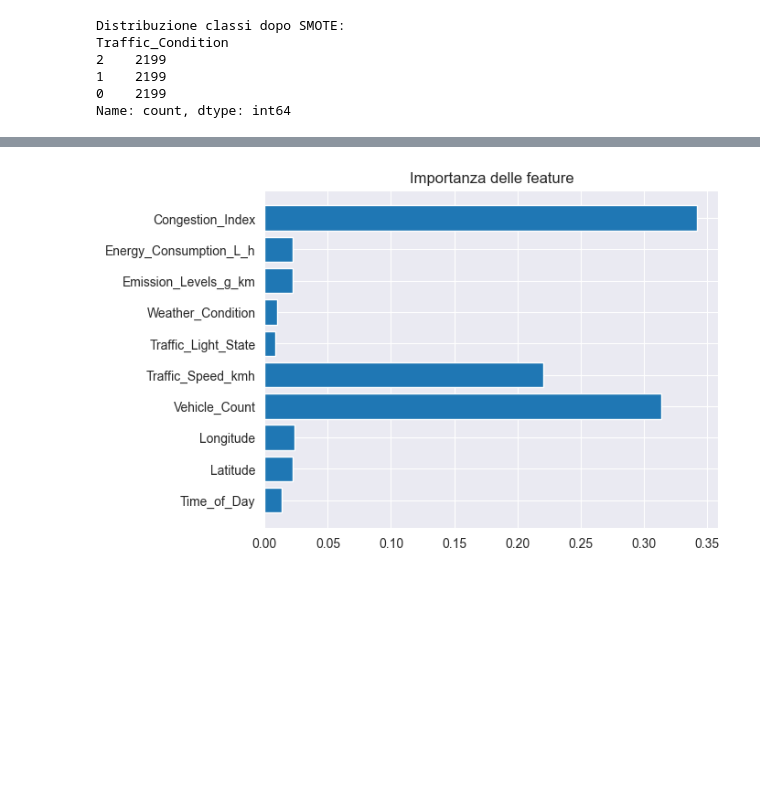
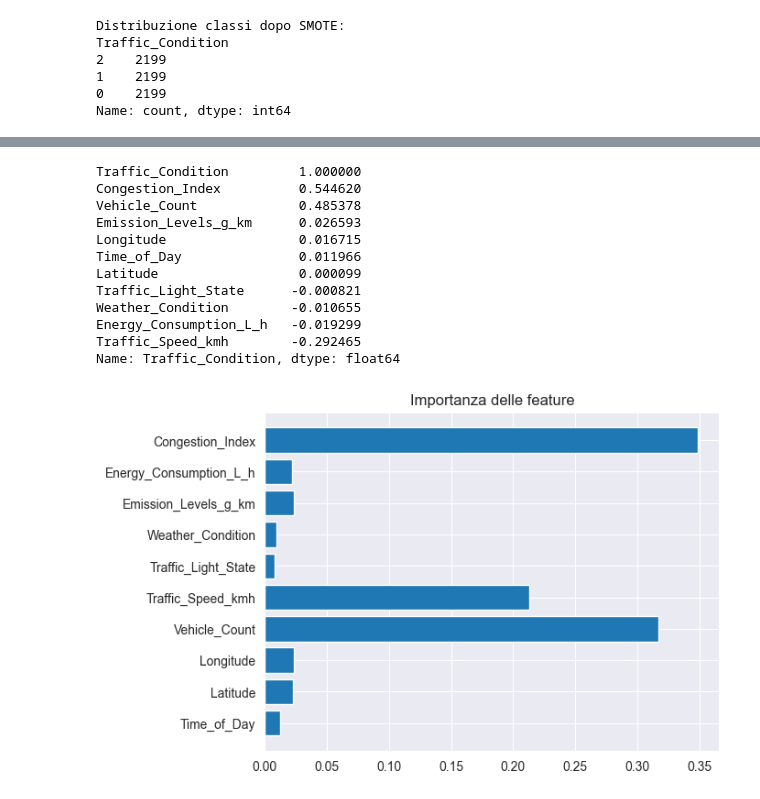
Before and after one commit to cienz0pio/DataAnalyticsProject, a Jupyter notebook: SmartMobility2.ipynb, the cells around one changed output, grey strips where cells are left out. Saved outputs shown, nothing was run; the diff lists cells and outputs as text; code cells hidden in the pictures; blank space fills up the shorter version.

```diff
--- a/SmartMobility2.ipynb
+++ b/SmartMobility2.ipynb
@@ -103,3 +103,7 @@ dataset.head()
 | 2 | 3 | 40.819549 | -73.732462 | 252 | 46.889699 | 82.772465 | ... |
 | 3 | 3 | 40.725849 | -73.980134 | 37 | 5.730536 | 37.695567 | ... |
 | 4 | 3 | 40.813265 | -73.961631 | 64 | 61.348034 | 22.313358 | ... |
+# %%
+dataset[['Vehicle_Count', 'Traffic_Speed_kmh']] = scaler.fit_transform(dataset[['Vehicle_Count', 'Traffic_Speed_kmh']])
+
+dataset.head()
@@ -183,13 +194,29 @@ weighted avg       0.94      0.93      0.93      1500
 # %%
 import matplotlib.pyplot as plt
+# 1. Guarda la correlazione come filtro iniziale
+corr = dataset.corr(numeric_only=True)
+print(corr['Traffic_Condition'].sort_values(ascending=False))
 
+# 2. Poi usa feature importance (RandomForest o GradientBoosting)
 importances = model.feature_importances_
 features = X.columns
 plt.barh(features, importances)
 plt.title("Importanza delle feature")
 plt.show()
 # %% [output]
+Traffic_Condition         1.000000
+Congestion_Index          0.544620
+Vehicle_Count             0.485378
+Emission_Levels_g_km      0.026593
+Longitude                 0.016715
+Time_of_Day               0.011966
+Latitude                  0.000099
+Traffic_Light_State      -0.000821
+Weather_Condition        -0.010655
+Energy_Consumption_L_h   -0.019299
+Traffic_Speed_kmh        -0.292465
+Name: Traffic_Condition, dtype: float64
-[figure, old version]
+[figure, new version]
 # %%
 from sklearn.feature_selection import RFE
 
```
Also changed, not shown: parts of 11 cells of this notebook, 2 other files.
